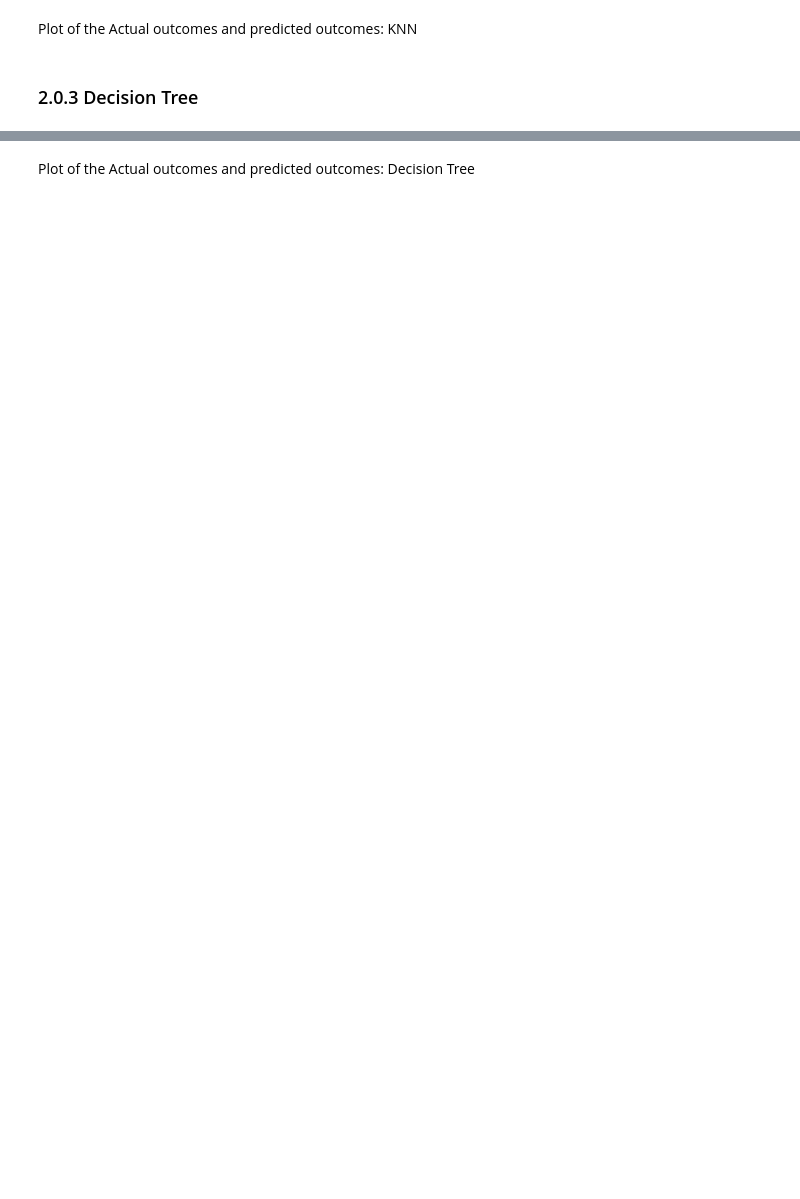
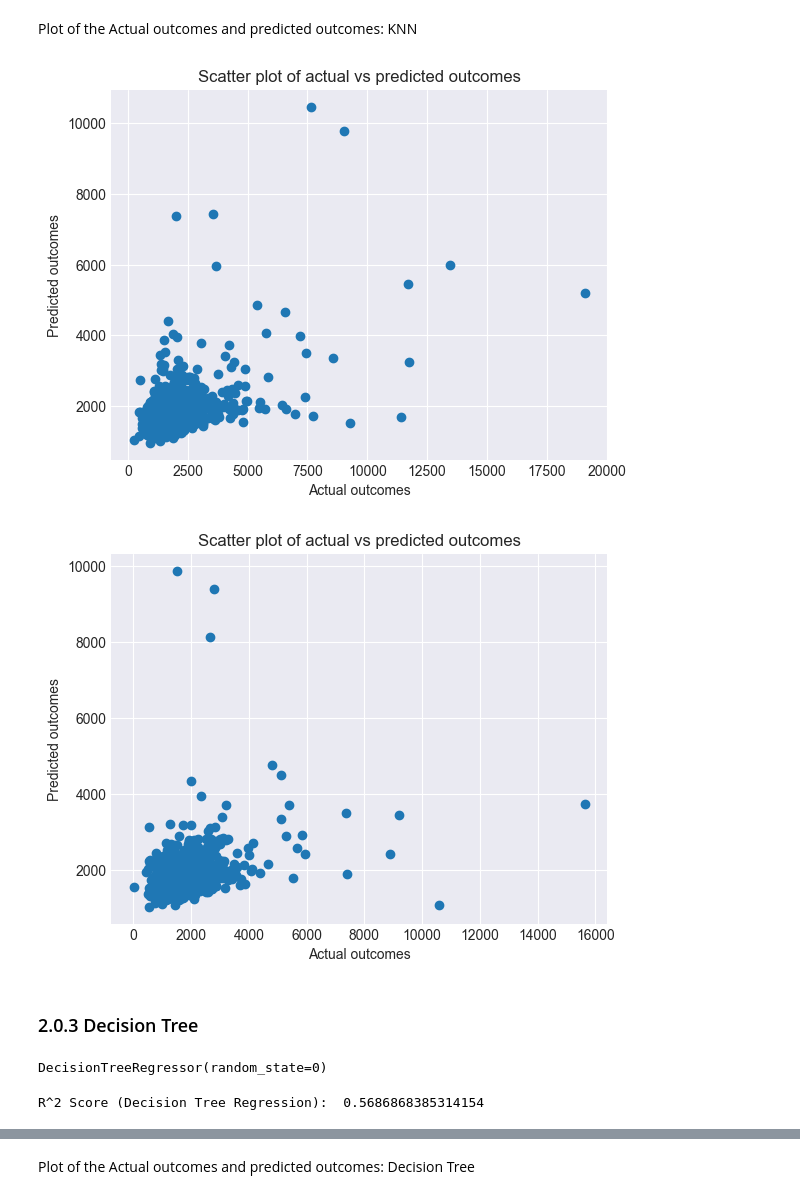
Before and after one commit to TomasHeyneman/Project-ML-, a Jupyter notebook: project.ipynb, the cells around one changed output, grey strips where cells are left out. Cells and saved outputs as stored; diff of their text form; code cells hidden in the pictures; blank space fills up the shorter version.

```diff
--- a/project.ipynb
+++ b/project.ipynb
@@ -341,0 +590,7 @@ plt.show()
+# %%
+# Heeft een score van 0.025000182087153267
+from sklearn.metrics import r2_score
+
+# Train a linear regression model
+KNNmodel = KNeighborsRegressor(n_neighbors=8)
+KNNmodel.fit(X_train_stand, y_train)
@@ -341,0 +599,12 @@ plt.show()
+# %%
+# Make predictions on the testing set
+KNNy_pred = KNNmodel.predict(X_test_stand)
+
+# Evaluate the model using r-squared score
+r2 = r2_score(y_test, KNNy_pred)
+print('R-squared score:', r2)
+
+y_predval = KNNmodel.predict(X_val_stand)
+
+r2val = r2_score(y_val, y_predval)
+print("R2 score validation set:", r2val)
@@ -342,19 +614,4 @@ plt.show()
 # %%
-# Heeft een score van 0.025000182087153267
-from sklearn.neighbors import KNeighborsRegressor
-from sklearn.metrics import r2_score
-
-# Train a linear regression model
-KNNmodel = KNeighborsRegressor(n_neighbors=5)
-KNNmodel.fit(X_train, y_train)
-
-# Make predictions on the testing set
-KNNy_pred = KNNmodel.predict(X_test)
-
-# Evaluate the model using r-squared score
-r2 = r2_score(y_test, KNNy_pred)
-print('R-squared score:', r2)
-
 # Predict the projected revenue for the 500 applicants
 KNNscore = scaler.transform(score)
 KNNpredictions = KNNmodel.predict(KNNscore)
@@ -369,10 +644,39 @@ Plot of the Actual outcomes and predicted outcomes: KNN
 # %%
 # plot the predicted outcomes against the actual outcomes in the testing set
 plt.scatter(y_test, KNNy_pred)
 plt.xlabel('Actual outcomes')
 plt.ylabel('Predicted outcomes')
 plt.title('Scatter plot of actual vs predicted outcomes')
 plt.show()
+
+
+# plot the predicted outcomes against the actual outcomes in the testing set
+plt.scatter(y_val, y_predval)
+plt.xlabel('Actual outcomes')
+plt.ylabel('Predicted outcomes')
+plt.title('Scatter plot of actual vs predicted outcomes')
+plt.show()
+# %% [output]
+[figure, added]
+[figure, added]
 # %% [markdown]
 ### 2.0.3 Decision Tree
+# %%
+from sklearn.tree import DecisionTreeRegressor
+# Create a decision tree regressor object
+dt_regressor = DecisionTreeRegressor(random_state=0)
+
+# Fit the regressor with the training data
+dt_regressor.fit(X_train_stand, y_train)
+# %% [output]
+DecisionTreeRegressor(random_state=0)
+# %%
+# Predict the revenue on the testing data
+y_pred_dt = dt_regressor.predict(X_test_stand)
+
+# Compute R^2 score on the testing data
+r2_score_dt = dt_regressor.score(X_test_stand, y_test)
+print("R^2 Score (Decision Tree Regression): ", r2_score_dt)
+# %% [output]
+R^2 Score (Decision Tree Regression):  0.5686868385314154
 # %%
```
Also changed, not shown: parts of 62 cells of this notebook.
